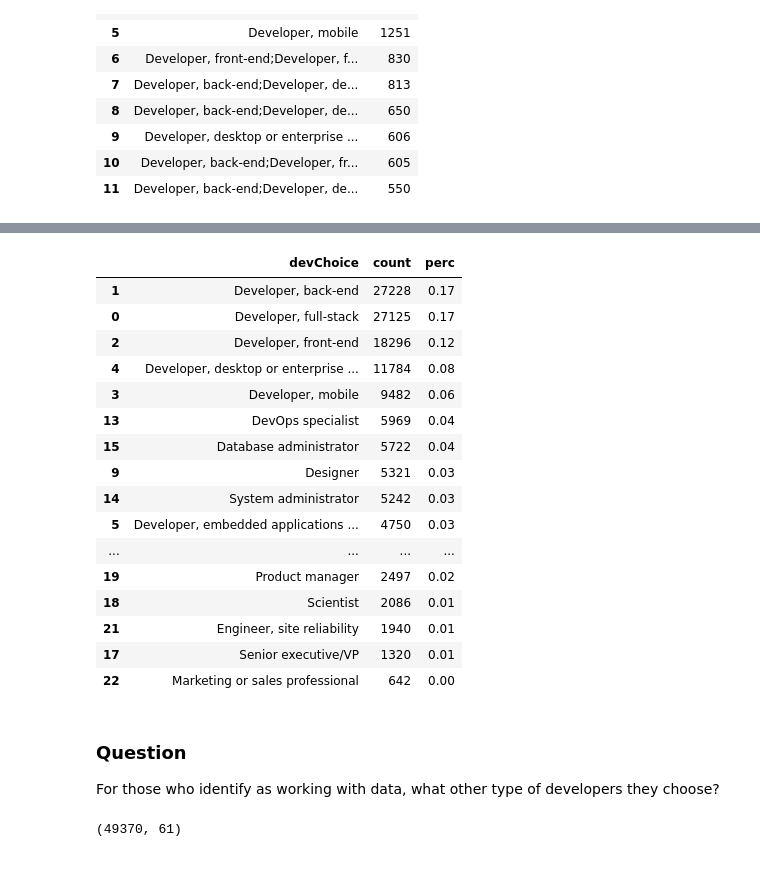
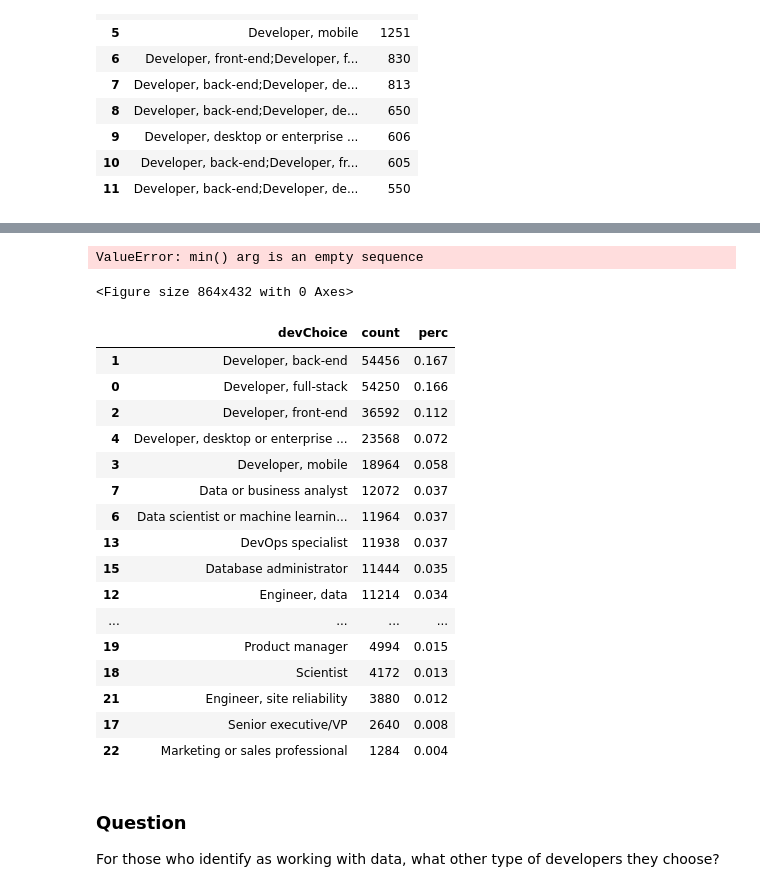
Before and after one commit to SolanaO/Developers_Survey_Analysis, a Jupyter notebook: stackBlogDataAnalysis.ipynb, the cells around one changed output, grey strips where cells are left out. Saved outputs shown, nothing was run; the diff lists cells and outputs as text; code cells hidden in the pictures.

```diff
--- a/stackBlogDataAnalysis.ipynb
+++ b/stackBlogDataAnalysis.ipynb
@@ -316,9 +296,9 @@ list(dfs[dfs.Column == 'DevType']['QuestionText'])
 # %% [output]
 ['Which of the following describe you? Please select all that apply.']
 # %%
-# respondents choose more than one answer
-developers = df['DevType'].value_counts().reset_index()
-developers.head(10)
+# respondents choose more than one answer as we can see below
+developers = df1.DevType.value_counts().reset_index()
+developers.head(4)
 # %% [output]
 |  | index | DevType |
 | 0 | Developer, full-stack | 4424 |
@@ -349,3 +323,7 @@ developers.head(12)
 | 9 | Developer, desktop or enterprise ... | 606 |
 | 10 | Developer, back-end;Developer, fr... | 605 |
 | 11 | Developer, back-end;Developer, de... | 550 |
+# %%
+# remove all caps from devChoice column
+developers.devChoice = developers.devChoice.str.lower()
+developers.head(3)
@@ -352,7 +335,5 @@ developers.head(12)
 # %%
-# create a list of the individual answers that are marked by a user
-# this is also available in the documentation
-pd_series = developers['devChoice']
-dev_choices = list(pd_series.str.split(';', expand=True)[0].unique())
-dev_choices
+# create a list of the individual answers that can be marked by a user
+dev_choice = list(developers.devChoice.str.split(';', expand=True)[0].unique())
+print(dev_choice)
 # %% [output]
@@ -376,13 +366,9 @@ dev_choices
 # %%
-# import neccessary package
-from collections import defaultdict
-
-# use defaultdict to work with missing values
+# use defaultdict to work with columns with missing values
 new_res = defaultdict(int)
 
 # function to count all unique strings
 def count_strings(pos_vals, dframe, col1, col2):
-    new_doc = defaultdict(int)
     for entry in pos_vals:
         for idx in range(dframe.shape[0]):
             if entry in dframe[col1][idx]:
@@ -416,22 +524,37 @@ dev_counts
+# %%
+# set the figure size
+plt.figure(figsize = [12,6])
+df1_data["dataPeople"] = df1_data["DevType"].isin(["data "])
+
+# adapted clustered bar chart of country and gender
+sns.barplot(data=df1_data, x = 'counts', y ='devChoice', hue='dataPeople');
+# %% [output]
+ValueError: min() arg is an empty sequence
+<Figure size 864x432 with 0 Axes>
 # %%
+
+df["Name"]= df["Name"].str.lower()
+# count occurrences of each developer choice
+dev_counts = count_strings(dev_choices, developers, 'devChoice', 'count')
 # look at these results as percentages
 dev_counts['perc'] = dev_counts['count']/np.sum(dev_counts['count'])
-dev_counts.sort_values(by='count', ascending=False).round(2)
+# sort the values in decreasing order of counts/percentage
+dev_counts.sort_values(by='count', ascending=False).round(3)
 # %% [output]
 |  | devChoice | count | perc |
-| 1 | Developer, back-end | 27228 | 0.17 |
-| 0 | Developer, full-stack | 27125 | 0.17 |
-| 2 | Developer, front-end | 18296 | 0.12 |
-| 4 | Developer, desktop or enterprise ... | 11784 | 0.08 |
-| 3 | Developer, mobile | 9482 | 0.06 |
-| 13 | DevOps specialist | 5969 | 0.04 |
-| 15 | Database administrator | 5722 | 0.04 |
-| 9 | Designer | 5321 | 0.03 |
-| 14 | System administrator | 5242 | 0.03 |
-| 5 | Developer, embedded applications ... | 4750 | 0.03 |
+| 1 | Developer, back-end | 54456 | 0.167 |
+| 0 | Developer, full-stack | 54250 | 0.166 |
+| 2 | Developer, front-end | 36592 | 0.112 |
+| 4 | Developer, desktop or enterprise ... | 23568 | 0.072 |
+| 3 | Developer, mobile | 18964 | 0.058 |
+| 7 | Data or business analyst | 12072 | 0.037 |
+| 6 | Data scientist or machine learnin... | 11964 | 0.037 |
+| 13 | DevOps specialist | 11938 | 0.037 |
+| 15 | Database administrator | 11444 | 0.035 |
+| 12 | Engineer, data | 11214 | 0.034 |
 | ... | ... | ... | ... |
-| 19 | Product manager | 2497 | 0.02 |
-| 18 | Scientist | 2086 | 0.01 |
-| 21 | Engineer, site reliability | 1940 | 0.01 |
-| 17 | Senior executive/VP | 1320 | 0.01 |
-| 22 | Marketing or sales professional | 642 | 0.00 |
+| 19 | Product manager | 4994 | 0.015 |
+| 18 | Scientist | 4172 | 0.013 |
+| 21 | Engineer, site reliability | 3880 | 0.012 |
+| 17 | Senior executive/VP | 2640 | 0.008 |
+| 22 | Marketing or sales professional | 1284 | 0.004 |
@@ -443,5 +578,3 @@ For those who identify as working with data, what other type of developers they
 # drop those rows that have null values in DevType column
 df1 = df.dropna(subset=['DevType'], axis=0)
 df1.shape
-# %% [output]
-(49370, 61)
```
Also changed, not shown: parts of 56 cells of this notebook.
